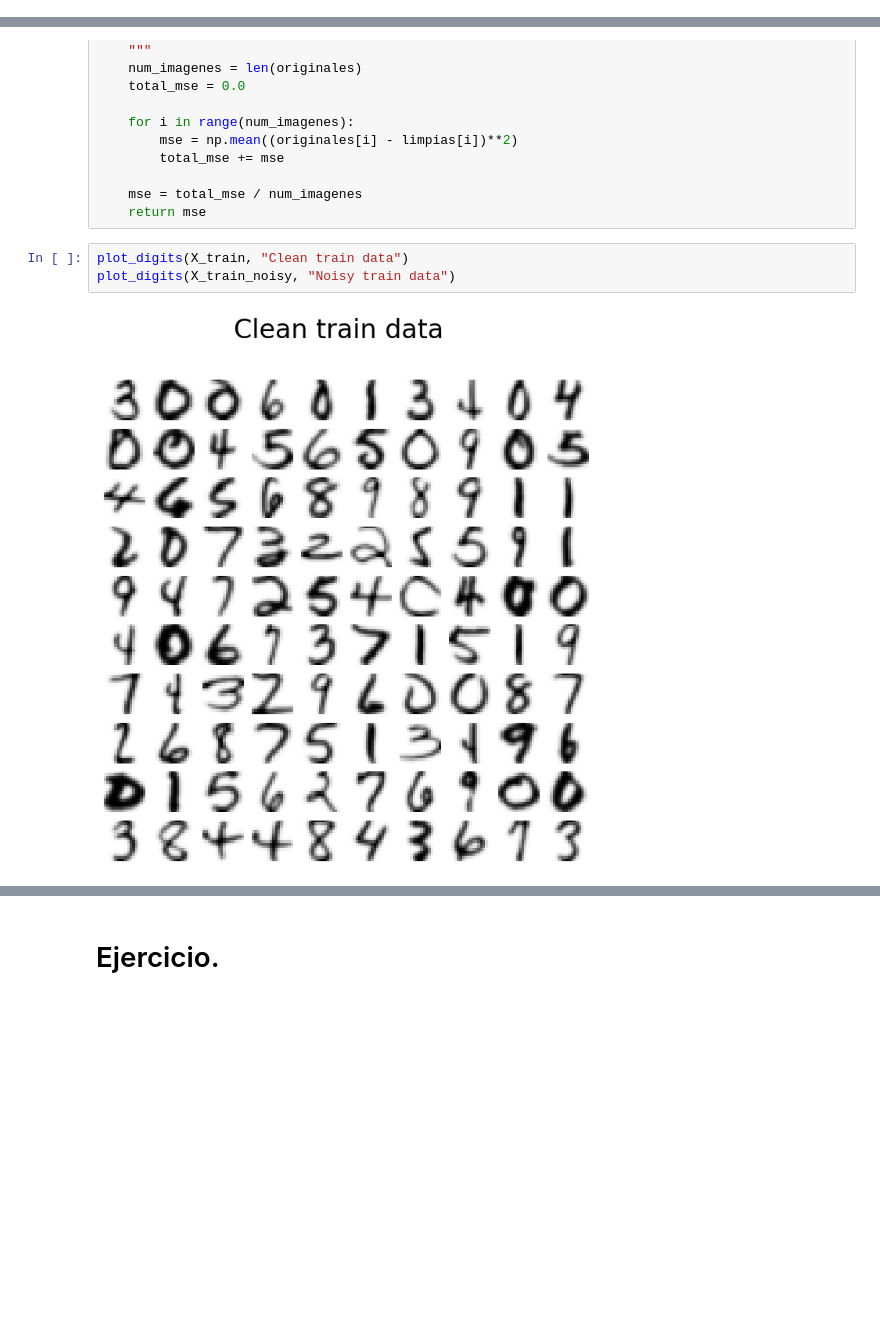
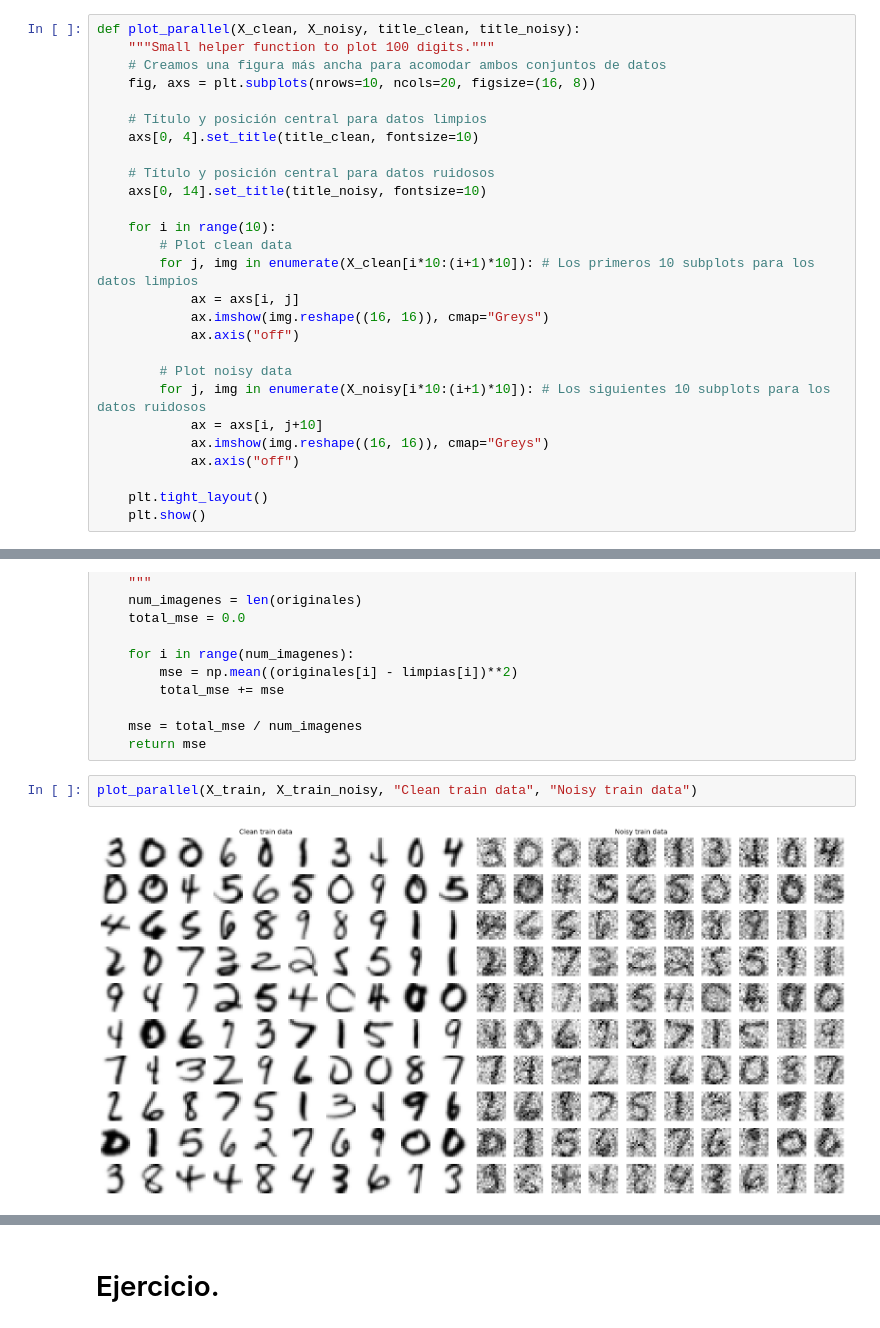
Before and after one commit to jemarle/AMII, a Jupyter notebook: Proyecto_denoising/Pr_denoising_carlos_propia.ipynb, the cells around one changed output, grey strips where cells are left out. Drawn from its saved outputs; the diff is of its cells as text; blank space fills up the shorter version.

Commit message:
implementaciones carlos domingo. Función plot-paralelo, pruebas con percentiles y umbrales.

```diff
--- a/Proyecto_denoising/Pr_denoising_carlos_propia.ipynb
+++ b/Proyecto_denoising/Pr_denoising_carlos_propia.ipynb
@@ -49,6 +52,33 @@ def plot_digits(X, title):
         ax.imshow(img.reshape((16, 16)), cmap="Greys")
         ax.axis("off")
     fig.suptitle(title, fontsize=24)
+# %%
+def plot_parallel(X_clean, X_noisy, title_clean, title_noisy):
+    """Small helper function to plot 100 digits."""
+    # Creamos una figura más ancha para acomodar ambos conjuntos de datos
+    fig, axs = plt.subplots(nrows=10, ncols=20, figsize=(16, 8))
+
+    # Título y posición central para datos limpios
+    axs[0, 4].set_title(title_clean, fontsize=10)
+
+    # Título y posición central para datos ruidosos
+    axs[0, 14].set_title(title_noisy, fontsize=10)
+
+    for i in range(10):
+        # Plot clean data
+        for j, img in enumerate(X_clean[i*10:(i+1)*10]): # Los primeros 10 subplots para los datos limpios
+            ax = axs[i, j]
+            ax.imshow(img.reshape((16, 16)), cmap="Greys")
+            ax.axis("off")
+
+        # Plot noisy data
+        for j, img in enumerate(X_noisy[i*10:(i+1)*10]): # Los siguientes 10 subplots para los datos ruidosos
+            ax = axs[i, j+10]
+            ax.imshow(img.reshape((16, 16)), cmap="Greys")
+            ax.axis("off")
+
+    plt.tight_layout()
+    plt.show()
 # %%
 def calcular_mse(limpias, originales=X_train):
     """
@@ -71,7 +101,6 @@ def calcular_mse(limpias, originales=X_train):
     mse = total_mse / num_imagenes
     return mse
 # %%
-plot_digits(X_train, "Clean train data")
-plot_digits(X_train_noisy, "Noisy train data")
+plot_parallel(X_train, X_train_noisy, "Clean train data", "Noisy train data")
 # %% [output]
-[figure, old version]
+[figure, new version]
```
Also changed, not shown: parts of 10 cells of this notebook.
